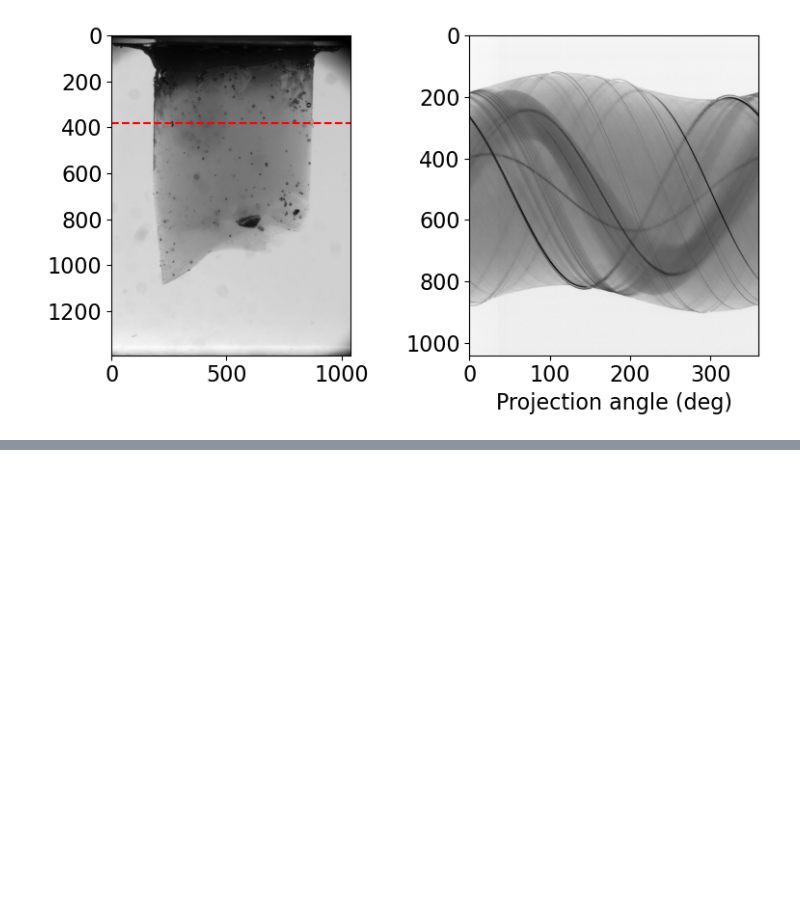
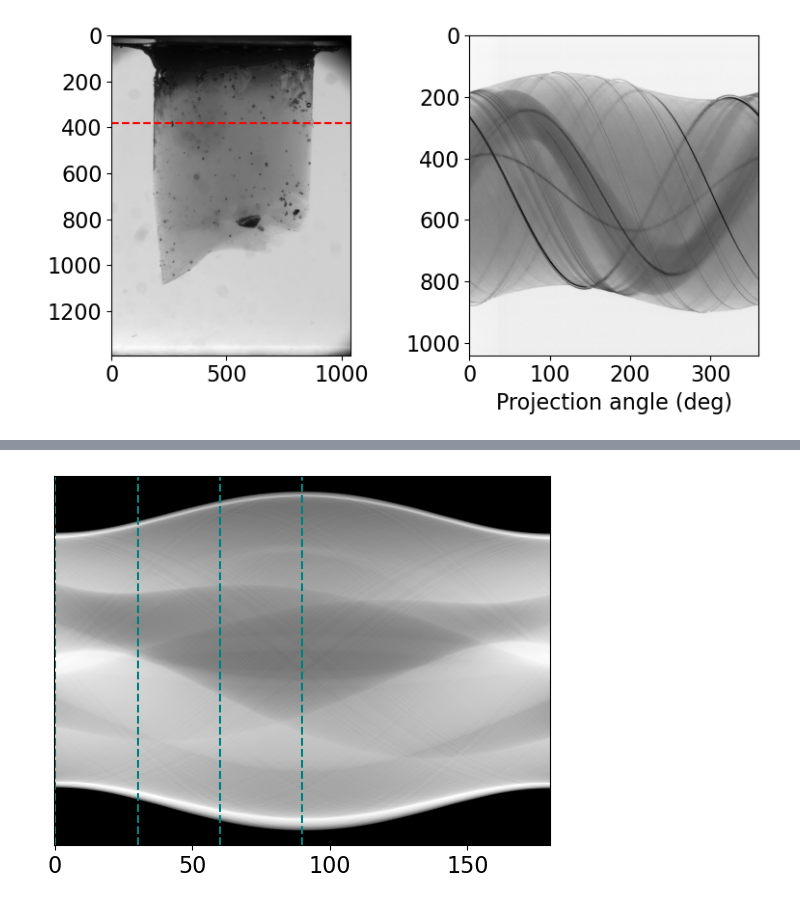
Before and after one commit to kwokkenton/optea, a Jupyter notebook: plot_sinogram.ipynb, the cells around one changed output, grey strips where cells are left out. Saved outputs shown, nothing was run; the diff lists cells and outputs as text; code cells hidden in the pictures; blank space fills up the shorter version.

```diff
--- a/plot_sinogram.ipynb
+++ b/plot_sinogram.ipynb
@@ -58,0 +113,27 @@ plot_sinogram_slice(im, 380)
+# %%
+from skimage.transform import radon
+
+image = shepp_logan_phantom()
+
+theta = np.linspace(0., 180., max(image.shape), endpoint=False)
+sinogram = radon(image, theta=theta)
+
+dx, dy = 0.5 * 180.0 / max(image.shape), 0.5 / sinogram.shape[0]
+
+
+plt.imshow(sinogram, cmap=plt.cm.Greys_r,
+           extent=(-dx, 180.0 + dx, -dy, sinogram.shape[0] + dy),
+           aspect='auto')
+
+plt.gca().yaxis.set_major_locator(plt.NullLocator())
+
+
+for angle in [0, 30, 60, 90]:
+    plt.axvline(x=angle, linestyle='--', color='teal')
+
+
+
+plt.savefig('shepplogan_sino.png', transparent=True, dpi=300)
+plt.show()
+# %% [output]
+[figure, added]
```
Also changed, not shown: parts of 5 cells of this notebook, 3 other files.
